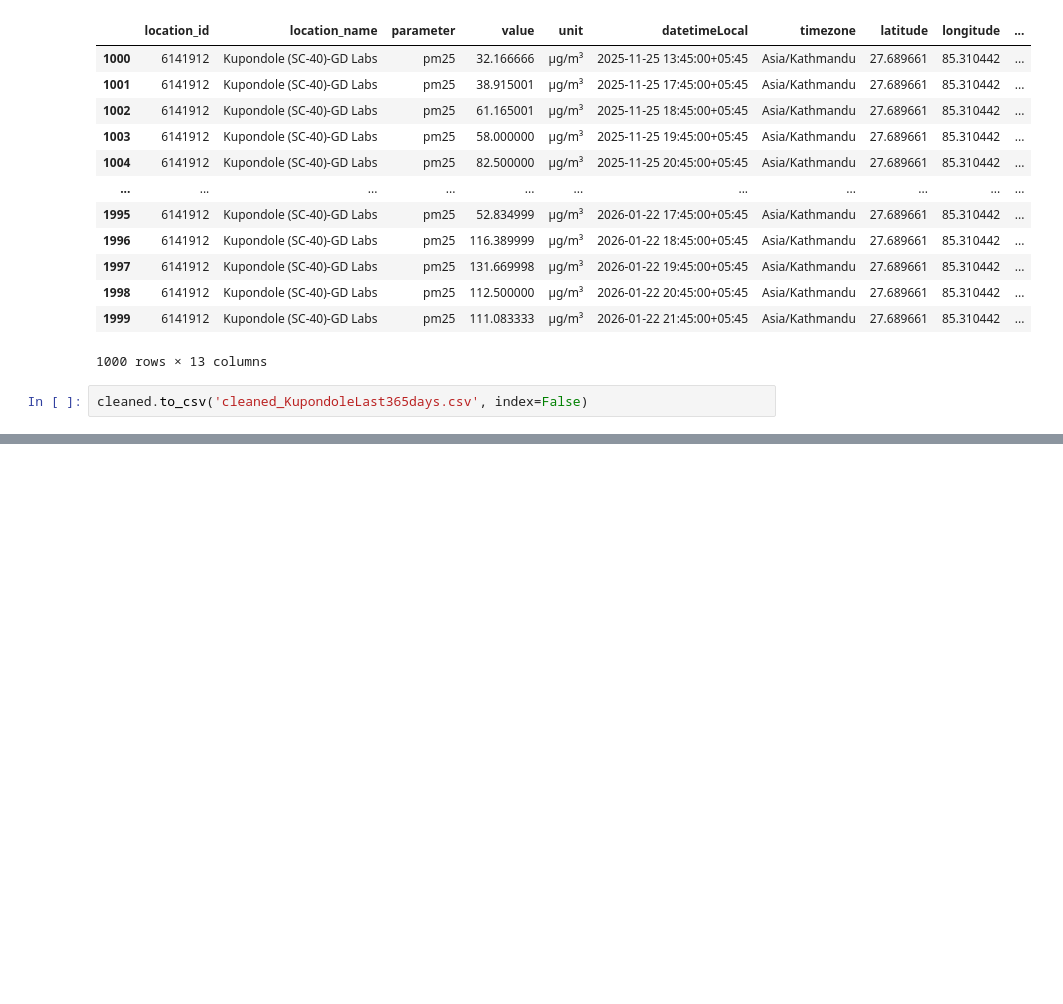
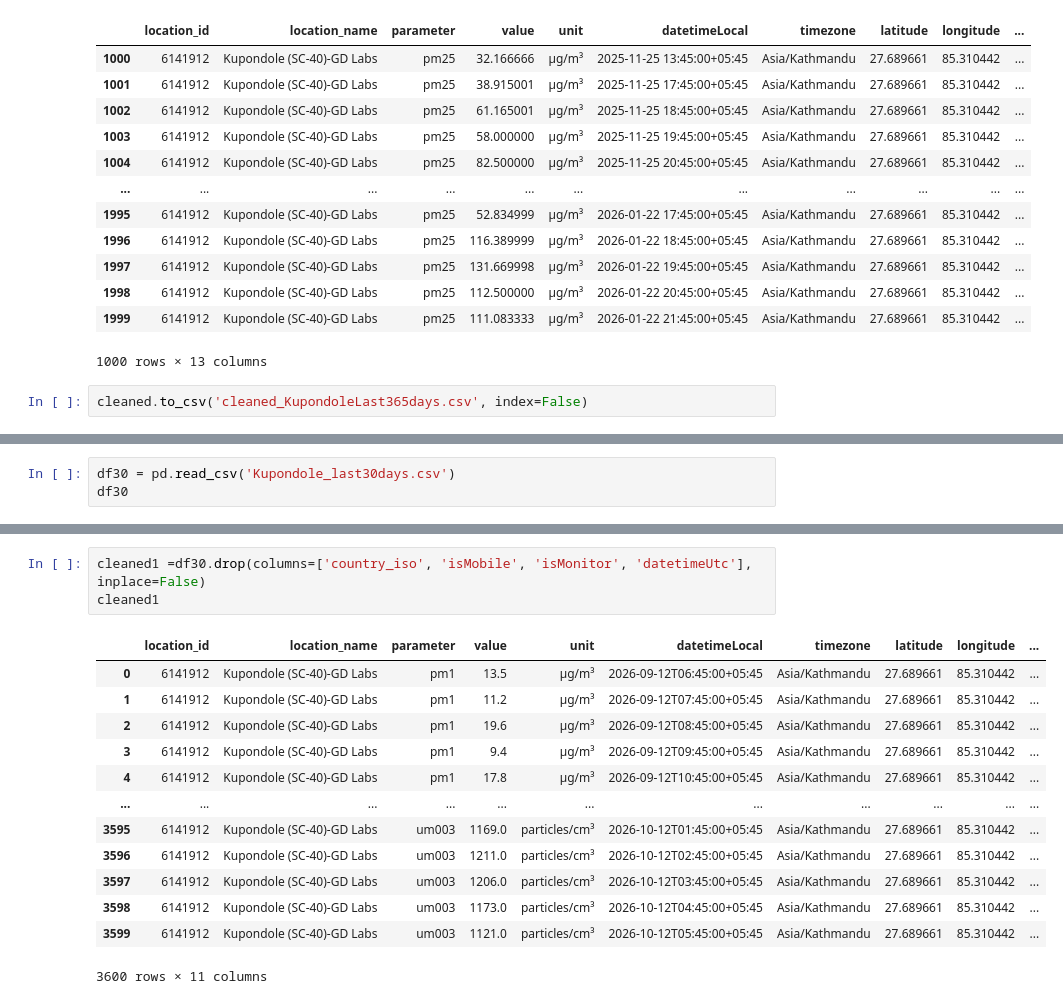
Before and after one commit to Laxmination/Kathmandu-PM2.5-Forecasting, a Jupyter notebook: OpenAQdatasetCleaning/Kupondole Data Cleaning.ipynb, the cells around one changed output, grey strips where cells are left out. Cells and saved outputs as stored; diff of their text form; blank space fills up the shorter version.

Commit message:
Kupondole last 30 days data cleaning

```diff
--- a/OpenAQdatasetCleaning/Kupondole Data Cleaning.ipynb
+++ b/OpenAQdatasetCleaning/Kupondole Data Cleaning.ipynb
@@ -107,0 +110,3 @@ cleaned.to_csv('cleaned_KupondoleLast365days.csv', index=False)
+# %%
+df30 = pd.read_csv('Kupondole_last30days.csv')
+df30
@@ -107,0 +153,17 @@ cleaned.to_csv('cleaned_KupondoleLast365days.csv', index=False)
+# %%
+cleaned1 =df30.drop(columns=['country_iso', 'isMobile', 'isMonitor', 'datetimeUtc'], inplace=False)
+cleaned1
+# %% [output]
+|  | location_id | location_name | parameter | value | unit | datetimeLocal | timezone | latitude | longitude | ... |
+| 0 | 6141912 | Kupondole (SC-40)-GD Labs | pm1 | 13.5 | µg/m³ | 2026-09-12T06:45:00+05:45 | Asia/Kathmandu | 27.689661 | 85.310442 | ... |
+| 1 | 6141912 | Kupondole (SC-40)-GD Labs | pm1 | 11.2 | µg/m³ | 2026-09-12T07:45:00+05:45 | Asia/Kathmandu | 27.689661 | 85.310442 | ... |
+| 2 | 6141912 | Kupondole (SC-40)-GD Labs | pm1 | 19.6 | µg/m³ | 2026-09-12T08:45:00+05:45 | Asia/Kathmandu | 27.689661 | 85.310442 | ... |
+| 3 | 6141912 | Kupondole (SC-40)-GD Labs | pm1 | 9.4 | µg/m³ | 2026-09-12T09:45:00+05:45 | Asia/Kathmandu | 27.689661 | 85.310442 | ... |
+| 4 | 6141912 | Kupondole (SC-40)-GD Labs | pm1 | 17.8 | µg/m³ | 2026-09-12T10:45:00+05:45 | Asia/Kathmandu | 27.689661 | 85.310442 | ... |
+| ... | ... | ... | ... | ... | ... | ... | ... | ... | ... | ... |
+| 3595 | 6141912 | Kupondole (SC-40)-GD Labs | um003 | 1169.0 | particles/cm³ | 2026-10-12T01:45:00+05:45 | Asia/Kathmandu | 27.689661 | 85.310442 | ... |
+| 3596 | 6141912 | Kupondole (SC-40)-GD Labs | um003 | 1211.0 | particles/cm³ | 2026-10-12T02:45:00+05:45 | Asia/Kathmandu | 27.689661 | 85.310442 | ... |
+| 3597 | 6141912 | Kupondole (SC-40)-GD Labs | um003 | 1206.0 | particles/cm³ | 2026-10-12T03:45:00+05:45 | Asia/Kathmandu | 27.689661 | 85.310442 | ... |
+| 3598 | 6141912 | Kupondole (SC-40)-GD Labs | um003 | 1173.0 | particles/cm³ | 2026-10-12T04:45:00+05:45 | Asia/Kathmandu | 27.689661 | 85.310442 | ... |
+| 3599 | 6141912 | Kupondole (SC-40)-GD Labs | um003 | 1121.0 | particles/cm³ | 2026-10-12T05:45:00+05:45 | Asia/Kathmandu | 27.689661 | 85.310442 | ... |
+3600 rows × 11 columns
```
Also changed, not shown: parts of 7 cells of this notebook, 1 other file.
